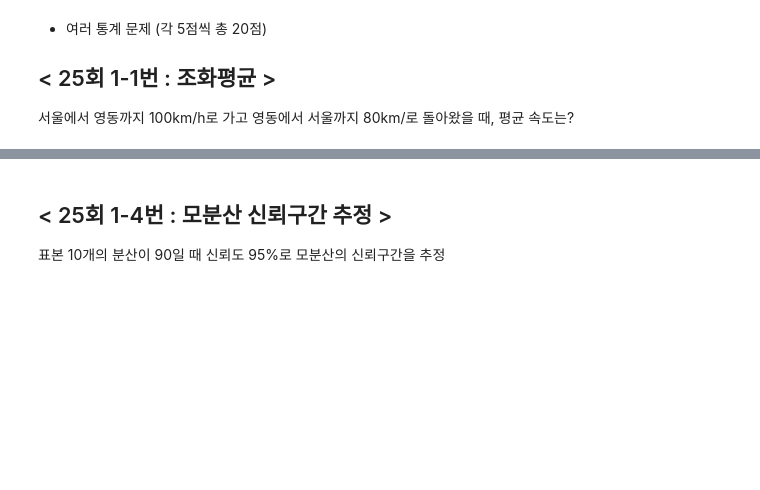
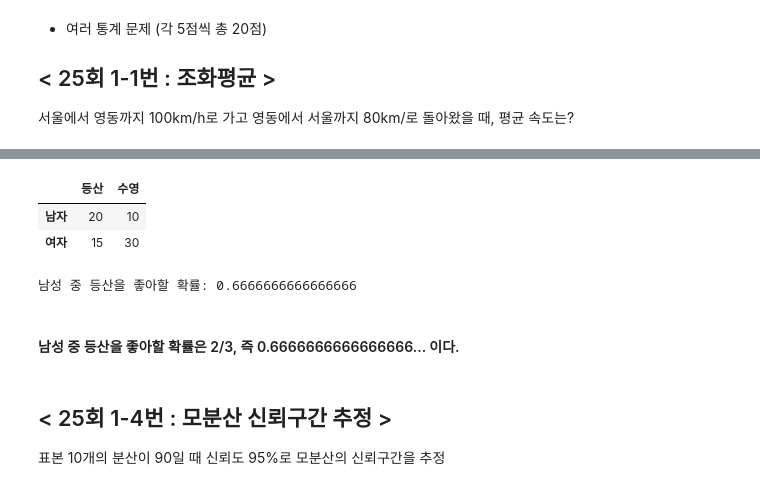
Before and after one commit to Minju-nimm/ADP, a Jupyter notebook: 기출/ADP_통계기출_28_25.ipynb, the cells around one changed output, grey strips where cells are left out. Drawn from its saved outputs; the diff is of its cells as text; code cells hidden in the pictures; blank space fills up the shorter version.

```diff
--- a/기출/ADP_통계기출_28_25.ipynb
+++ b/기출/ADP_통계기출_28_25.ipynb
@@ -1176,3 +1296,26 @@ mu = 74.14
+# %%
+import pandas as pd
+
+df_swim = pd.DataFrame([[20, 10], [15,30]],
+                       index = ["남자", "여자"],
+                       columns = ["등산", "수영"]
+                      )
+df_swim
+# %% [output]
+|  | 등산 | 수영 |
+| 남자 | 20 | 10 |
+| 여자 | 15 | 30 |
+# %%
+male_hiking_count = df_swim.loc["남자", "등산"]
+total_male_count = df_swim.loc["남자"].sum()
+
+probability_male_hiking = male_hiking_count / total_male_count
+
+print("남성 중 등산을 좋아할 확률:", probability_male_hiking)
+# %% [output]
+남성 중 등산을 좋아할 확률: 0.6666666666666666
+# %% [markdown]
+#### 남성 중 등산을 좋아할 확률은 2/3, 즉 0.6666666666666666... 이다.
 # %% [markdown]
 ## < 25회 1-4번 : 모분산 신뢰구간 추정 >
 표본 10개의 분산이 90일 때 신뢰도 95%로 모분산의 신뢰구간을 추정
```
Also changed, not shown: parts of 31 cells of this notebook.
